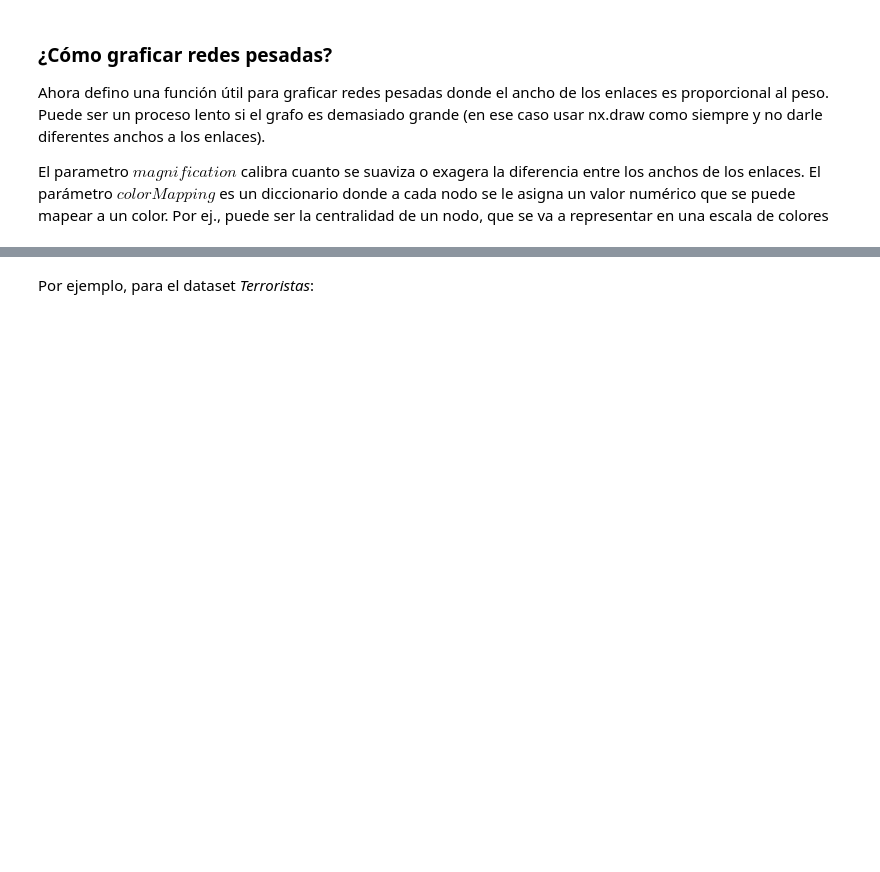
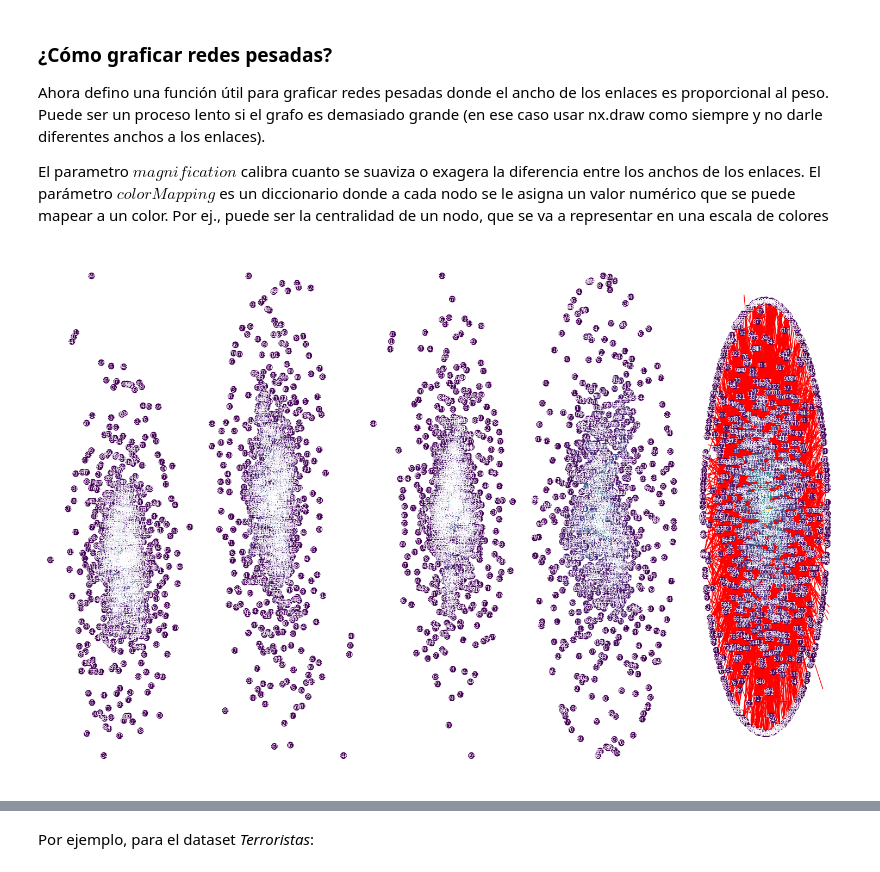
Before and after one commit to Grupo-12-DMCyT/Comparative-Analysis-in-Two-Human-Networks, a Jupyter notebook: DMCyT_sil_tutorial_Datasets_TP1_2025.ipynb, the cells around one changed output, grey strips where cells are left out. Saved outputs shown, nothing was run; the diff lists cells and outputs as text; code cells hidden in the pictures; blank space fills up the shorter version.

```diff
--- a/DMCyT_sil_tutorial_Datasets_TP1_2025.ipynb
+++ b/DMCyT_sil_tutorial_Datasets_TP1_2025.ipynb
@@ -159,9 +157,18 @@ Para obtener este layout, se considera una lucha entre dos fuerzas antagónicas:
 *Opcional:* un parámetro extra opcional, el parámetro $k$, que fuerza una distancia óptima entre nodos (cuanto menor más se agrupan todos los nodos en el centro; si lo agrando va a posicionar los nodos menos conectados más en la periferia del grafo). Esto serviría si luego de correr la simulación, el layout resultante es una bola de nodos en el centro. En ese caso hay que probar a mano con varios valores de $k$ (en el rango 0.1 - 10, por ejemplo) para ver si mejora el layout.
 # %%
 # Se corre así para un grafo "G", y me devuelve un diccionario "pos" de posiciones
-pos = nx.spring_layout(email,iterations=1000)
-
+# pos = nx.spring_layout(email,iterations=1000)
+pos_terr = nx.spring_layout(terr,iterations=1000)
+pos_email=get_graph_pos('datasets/email_pos.pkl')
+pos_email2 = nx.spring_layout(email,iterations=1000)
+pos_emailGiant = nx.spring_layout(emailGiant,iterations=1000) # CHRIS - Agregué para calcular las posiciones del componente gigante
 # Opcional, con parámetro "k"
 # pos = nx.spring_layout(G,iterations=1000, k=0.5)
+# %%
+pos_emailGiant_k01 = nx.spring_layout(emailGiant,iterations=1000,k=0.1) # CHRIS - Agregué para calcular las posiciones del componente gigante
+pos_emailGiant_k05 = nx.spring_layout(emailGiant,iterations=1000,k=0.5) # CHRIS - Agregué para calcular las posiciones del componente gigante
+pos_emailGiant_k1 = nx.spring_layout(emailGiant,iterations=1000,k=1) # CHRIS - Agregué para calcular las posiciones del componente gigante
+pos_emailGiant_k5 = nx.spring_layout(emailGiant,iterations=1000,k=5) # CHRIS - Agregué para calcular las posiciones del componente gigante
+pos_emailGiant_k10 = nx.spring_layout(emailGiant,iterations=1000,k=10) # CHRIS - Agregué para calcular las posiciones del componente gigante
 # %% [markdown]
 Para grafos muy grandes puede demorar (por ej., 20 mins para el grafo de Facebook), así que estas son las posiciones pre-computadas (con $iterations$=1000 y $k$=None):
@@ -218,6 +181,7 @@ Ahora defino una función útil para graficar redes pesadas donde el ancho de lo
 El parametro $magnification$ calibra cuanto se suaviza o exagera la diferencia entre los anchos de los enlaces.
 El parámetro $colorMapping$ es un diccionario donde a cada nodo se le asigna un valor numérico que se puede mapear a un color. Por ej., puede ser la centralidad de un nodo, que se va a representar en una escala de colores
 # %%
+# CHRIS
 def plotWeightedGraph(G,pos,colorMapping,magnification,nodeSize=45):
   values = [v for n,v in colorMapping.items()]
   nx.draw_networkx_nodes(G,pos=pos,node_size=nodeSize, node_color = values)
@@ -229,3 +193,29 @@ def plotWeightedGraph(G,pos,colorMapping,magnification,nodeSize=45):
   edgeWidths[edgeWidths>0]=edgeWidths[edgeWidths>0]-np.min(edgeWidths[edgeWidths>0])+.5
 
   nx.draw_networkx_edges(G, pos, edgelist=G.edges(),width=edgeWidths,edge_color='gray')
+
+
+def plotGraph(G,pos,colorMapping,nodeSize=45,ax=None):
+  values = [v for n,v in colorMapping.items()]
+  nx.draw_networkx_nodes(G,pos=pos,node_size=nodeSize, node_color = values,  ax=ax)
+  nx.draw_networkx_labels(G,pos,{n:n for n in G.nodes()},font_size=7,font_color='white', ax=ax)
+  if ax is not None:
+    ax.set_axis_off()
+
+  edgeWidths=np.ones(G.number_of_edges())
+
+  nx.draw_networkx_edges(G, pos, edgelist=G.edges(),width=edgeWidths,edge_color='red')
+# %%
+fig , axes = plt.subplots(1,5, figsize=(15,10))
+G=emailGiant
+centrality = nx.degree_centrality(G)  #color representa centralidad de nodo
+nodeSize=60
+plotGraph(G, pos_emailGiant_k01, centrality, nodeSize, ax=axes[0])
+plotGraph(G, pos_emailGiant_k05, centrality, nodeSize, ax=axes[1])
+plotGraph(G, pos_emailGiant_k1,  centrality, nodeSize, ax=axes[2])
+plotGraph(G, pos_emailGiant_k5,  centrality, nodeSize, ax=axes[3])
+plotGraph(G, pos_emailGiant_k10, centrality, nodeSize, ax=axes[4])
+plt.tight_layout()
+plt.show()
+# %% [output]
+[figure, added]
```
Also changed, not shown: parts of 16 cells of this notebook.
